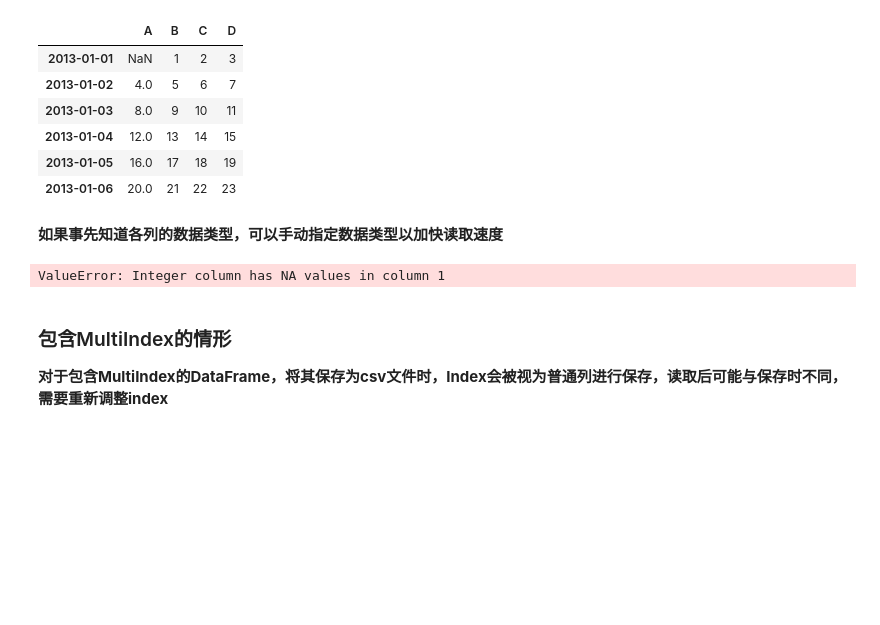
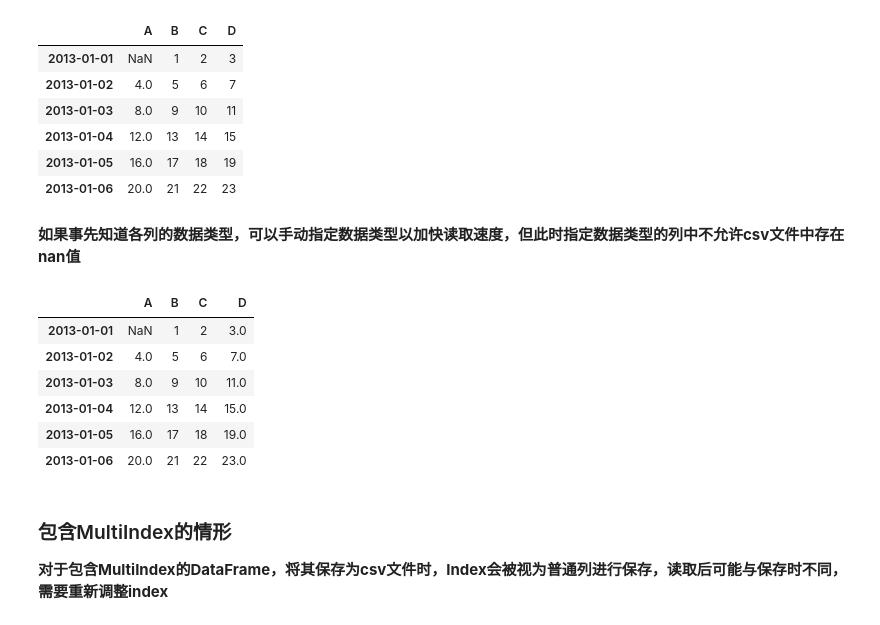
Before and after one commit to zodiac911/Pelican-Blog, a Jupyter notebook: content/2019/Pandas-Start/Pandas-QuickStart.ipynb, the cells around one changed output. Saved outputs shown, nothing was run; the diff lists cells and outputs as text; code cells hidden in the pictures; blank space fills up the shorter version.

```diff
--- a/content/2019/Pandas-Start/Pandas-QuickStart.ipynb
+++ b/content/2019/Pandas-Start/Pandas-QuickStart.ipynb
@@ -1951,12 +1952,20 @@ pd.read_csv('data/foo.csv', sep=',', delimiter=None,
 | 2013-01-05 | 16.0 | 17 | 18 | 19 |
 | 2013-01-06 | 20.0 | 21 | 22 | 23 |
 # %% [markdown]
-**如果事先知道各列的数据类型，可以手动指定数据类型以加快读取速度**
+**如果事先知道各列的数据类型，可以手动指定数据类型以加快读取速度，但此时指定数据类型的列中不允许csv文件中存在nan值**
 # %%
 pd.read_csv('data/foo.csv', sep=',', delimiter=None,
-            header='infer', names=None, index_col=0, dtype={"A": "int32", "B": "int32", "C": "int32", "D": "float64"}, encoding="utf-8")
+            header='infer', names=None, index_col=0, dtype={"B": "int32", "C": "int32", "D": "float64"}, encoding="utf-8")
+
+# pd.read_csv('data/foo.csv', sep=',', delimiter=None, header='infer', names=None, index_col=0, dtype={"A": "int32", "B": "int32", "C": "int32", "D": "float64"}, encoding="utf-8")
 # %% [output]
-ValueError: Integer column has NA values in column 1
+|  | A | B | C | D |
+| 2013-01-01 | NaN | 1 | 2 | 3.0 |
+| 2013-01-02 | 4.0 | 5 | 6 | 7.0 |
+| 2013-01-03 | 8.0 | 9 | 10 | 11.0 |
+| 2013-01-04 | 12.0 | 13 | 14 | 15.0 |
+| 2013-01-05 | 16.0 | 17 | 18 | 19.0 |
+| 2013-01-06 | 20.0 | 21 | 22 | 23.0 |
 # %% [markdown]
 ### 包含MultiIndex的情形
 
```
Also changed, not shown: parts of 91 cells of this notebook.
